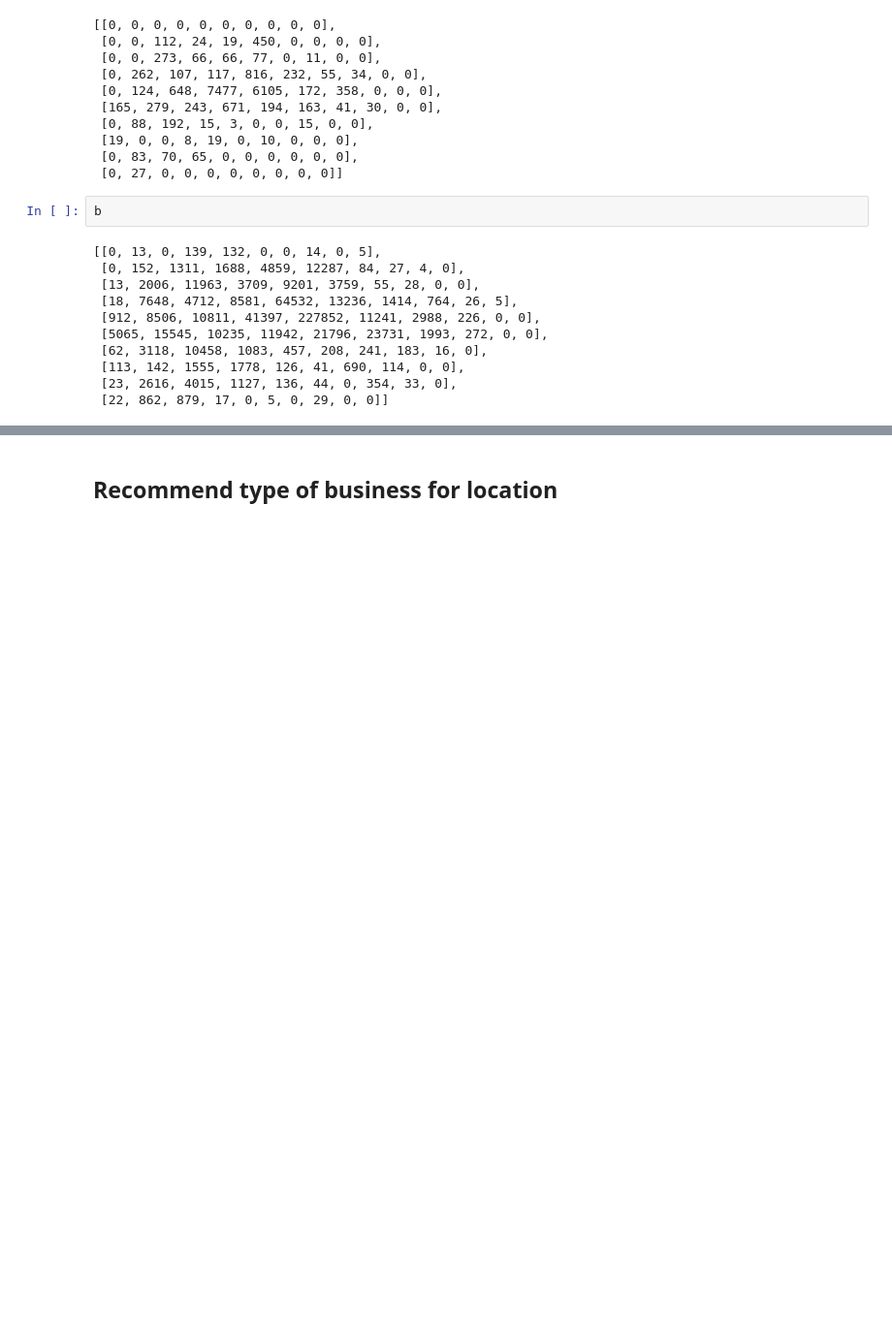
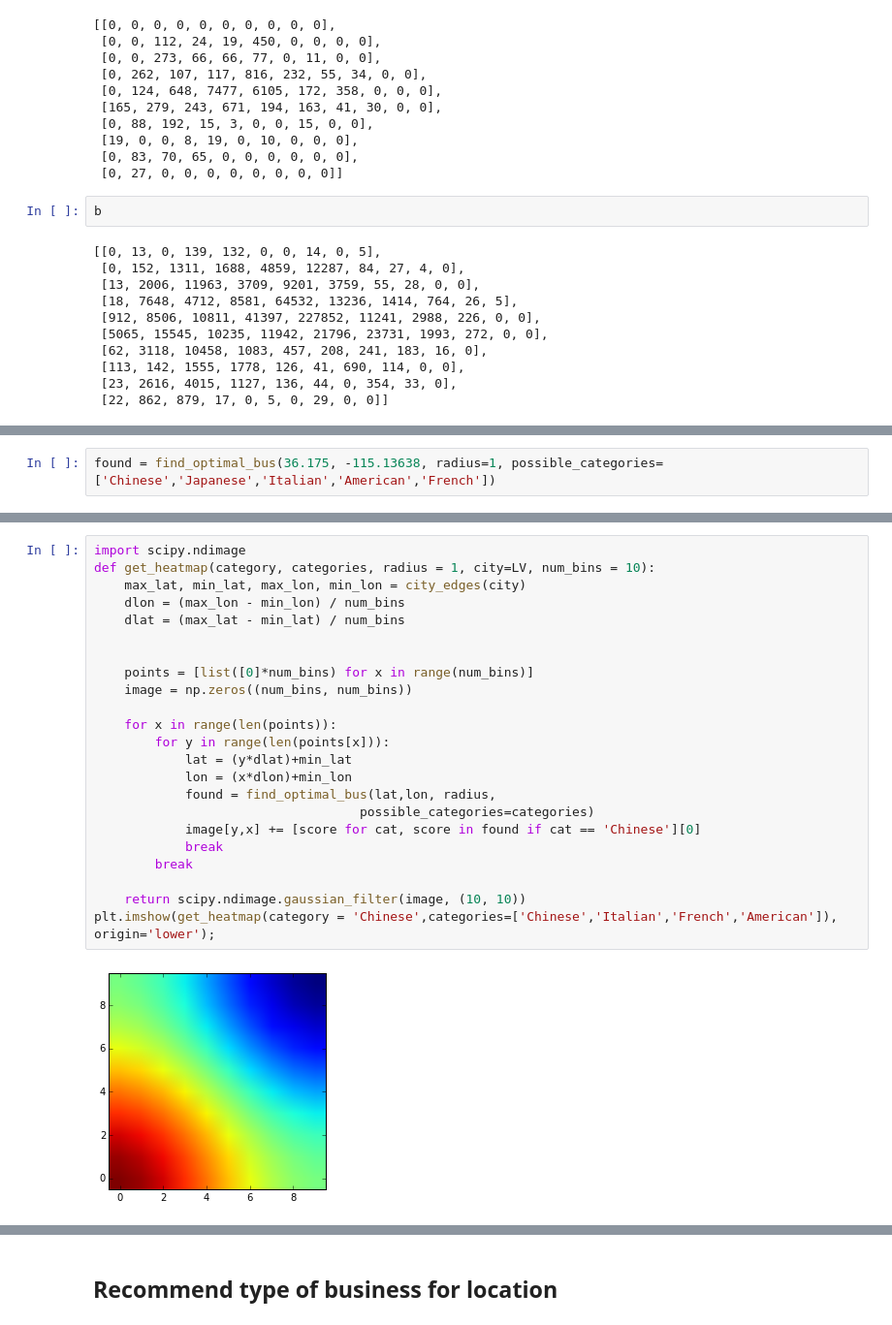
Before and after one commit to drsaltiel/GA_final, a Jupyter notebook: business_opportunity_metric.ipynb, the cells around one changed output, grey strips where cells are left out. Shown at 97% size. Saved outputs shown, nothing was run; the diff lists cells and outputs as text; blank space fills up the shorter version.

```diff
--- a/business_opportunity_metric.ipynb
+++ b/business_opportunity_metric.ipynb
@@ -393,0 +431,2 @@ plot_percent_traffic('Chinese',10)
+# %%
+found = find_optimal_bus(36.175, -115.13638, radius=1, possible_categories=['Chinese','Japanese','Italian','American','French'])
@@ -393,0 +445,25 @@ plot_percent_traffic('Chinese',10)
+# %%
+import scipy.ndimage
+def get_heatmap(category, categories, radius = 1, city=LV, num_bins = 10):
+    max_lat, min_lat, max_lon, min_lon = city_edges(city)
+    dlon = (max_lon - min_lon) / num_bins
+    dlat = (max_lat - min_lat) / num_bins
+
+
+    points = [list([0]*num_bins) for x in range(num_bins)]
+    image = np.zeros((num_bins, num_bins))
+
+    for x in range(len(points)):
+        for y in range(len(points[x])):
+            lat = (y*dlat)+min_lat
+            lon = (x*dlon)+min_lon
+            found = find_optimal_bus(lat,lon, radius,
+                                   possible_categories=categories)
+            image[y,x] += [score for cat, score in found if cat == 'Chinese'][0]
+            break
+        break
+
+    return scipy.ndimage.gaussian_filter(image, (10, 10))
+plt.imshow(get_heatmap(category = 'Chinese',categories=['Chinese','Italian','French','American']), origin='lower');
+# %% [output]
+[figure, added]
```
Also changed, not shown: parts of 17 cells of this notebook.
